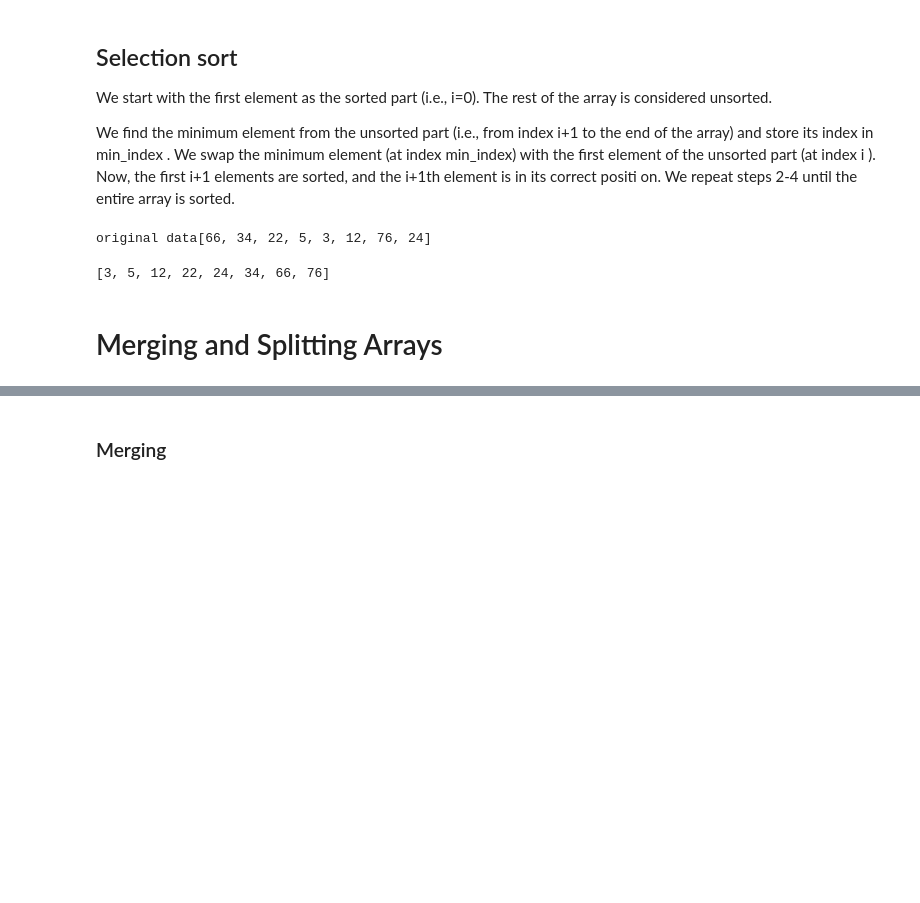
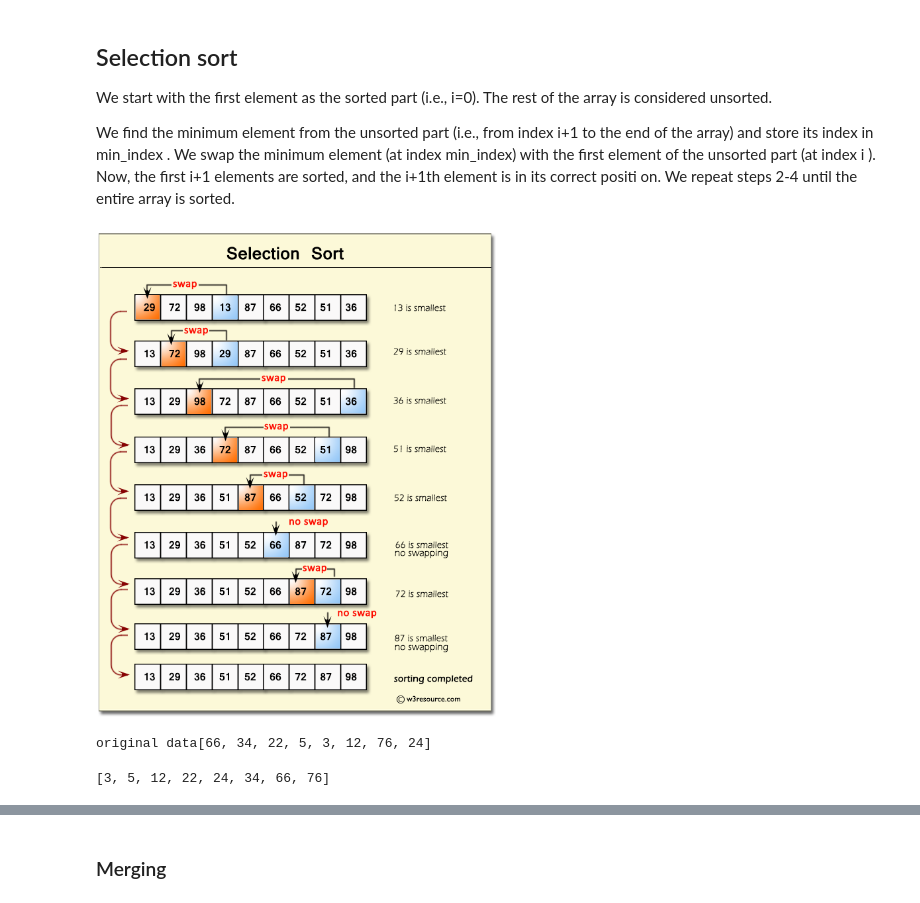
Before and after one commit to m-iliyas-m/DSA-with-Python, a Jupyter notebook: Arrays.ipynb, the cells around one changed output, grey strips where cells are left out. Cells and saved outputs as stored; diff of their text form; code cells hidden in the pictures; blank space fills up the shorter version.

```diff
--- a/Arrays.ipynb
+++ b/Arrays.ipynb
@@ -162,6 +169,10 @@ We swap the minimum element (at index min_index) with the first element of the u
 Now, the first i+1 elements are sorted, and the i+1th element is in its correct positi
 on.
 We repeat steps 2-4 until the entire array is sorted.
+# %%
+Image(filename='img/selection-short.png',width=400)
+# %% [output]
+[figure, added]
 # %%
 def sort_array(data):
     n = len(data)
@@ -176,5 +188,3 @@ sort_array(arr)
 # %% [output]
 original data[66, 34, 22, 5, 3, 12, 76, 24]
 [3, 5, 12, 22, 24, 34, 66, 76]
-# %% [markdown]
-# Merging and Splitting Arrays
```
Also changed, not shown: parts of 7 cells of this notebook, 5 other files.
